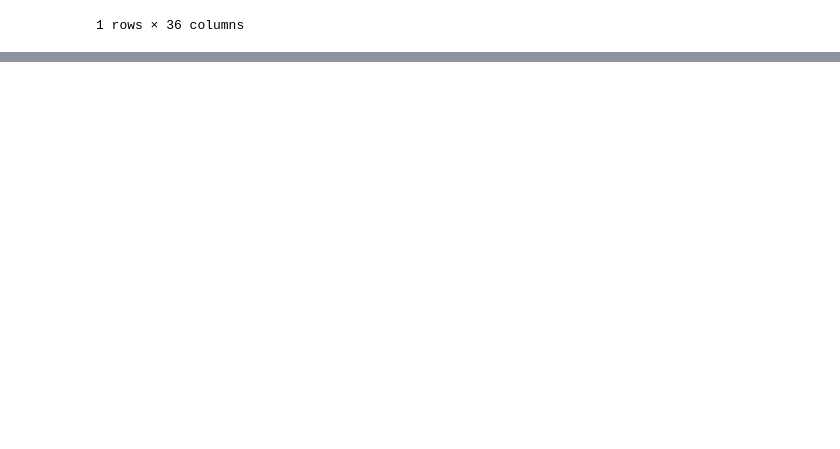
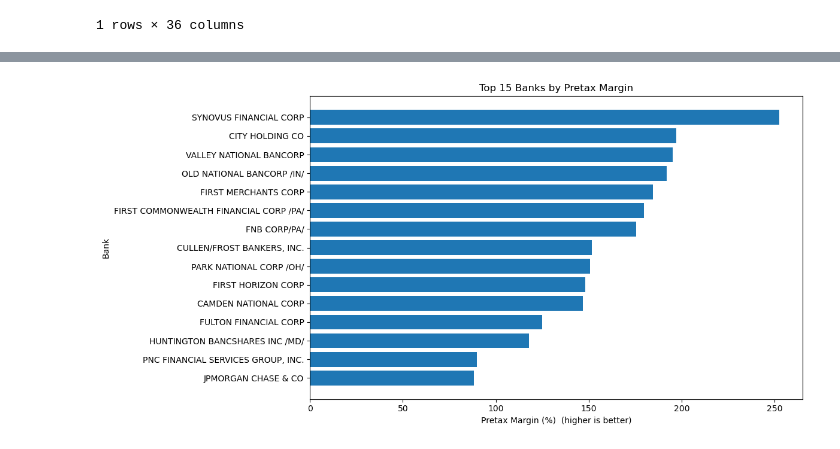
Before and after one commit to bernkyal/secfinancereport, a Jupyter notebook: ApiProject.ipynb, the cells around one changed output, grey strips where cells are left out. Drawn from its saved outputs; the diff is of its cells as text; code cells hidden in the pictures; blank space fills up the shorter version.

Commit message:
Effeciency and Pre-Tax Margin Calculated

```diff
--- a/ApiProject.ipynb
+++ b/ApiProject.ipynb
@@ -84,0 +131,3 @@ gross_rev.head
+# %%
+fsub = q1_sub[
+    (q1_sub["cik"].isin(peer_ciks)) & (q1_sub["form"] == "10-K") & (q1_sub["fp"] == "FY") & (q1_sub["adsh"].notna())].copy()
@@ -84,0 +152,2 @@ gross_rev.head
+# %%
+crit_tags = sorted({tag for tlist in TAGS.values() for tag in tlist})
@@ -84,0 +223,6 @@ gross_rev.head
+# %%
+def pct(series):
+    return series * 100
+
+df["EfficiencyRatio_%"] = pct(df["EfficiencyRatio"])
+df["PretaxMargin_%"] = pct(df["PretaxMargin"])
@@ -84,0 +278,18 @@ gross_rev.head
+# %%
+def parse_yyyymmdd(s):
+    s = pd.to_numeric(s, errors="coerce")
+    s = s.dropna().astype("int64").astype(str)
+    out = pd.Series(pd.NaT, index=s.index)
+    out.loc[s.index] = pd.to_datetime(s, format="%Y%m%d", errors="coerce")
+    return out
+
+# Apply to df before creating `latest`
+df["filed"]  = parse_yyyymmdd(df["filed"])
+df["period"] = parse_yyyymmdd(df["period"])
+
+latest = (
+    df.sort_values(["cik", "filed"], ascending=[True, False])
+      .groupby("cik", as_index=False)
+      .head(1)
+      .copy()
+)
@@ -84,0 +313,17 @@ gross_rev.head
+# %%
+top = (
+    latest.dropna(subset=["PretaxMargin_%"])
+          .sort_values("PretaxMargin_%", ascending=False)
+          .head(15)
+)
+
+plt.figure(figsize=(12,6))
+plt.barh(top["name"], top["PretaxMargin_%"])
+plt.xlabel("Pretax Margin (%)  (higher is better)")
+plt.ylabel("Bank")
+plt.title("Top 15 Banks by Pretax Margin")
+plt.gca().invert_yaxis()
+plt.tight_layout()
+plt.show()
+# %% [output]
+[figure, added]
```
Also changed, not shown: parts of 18 cells of this notebook.
